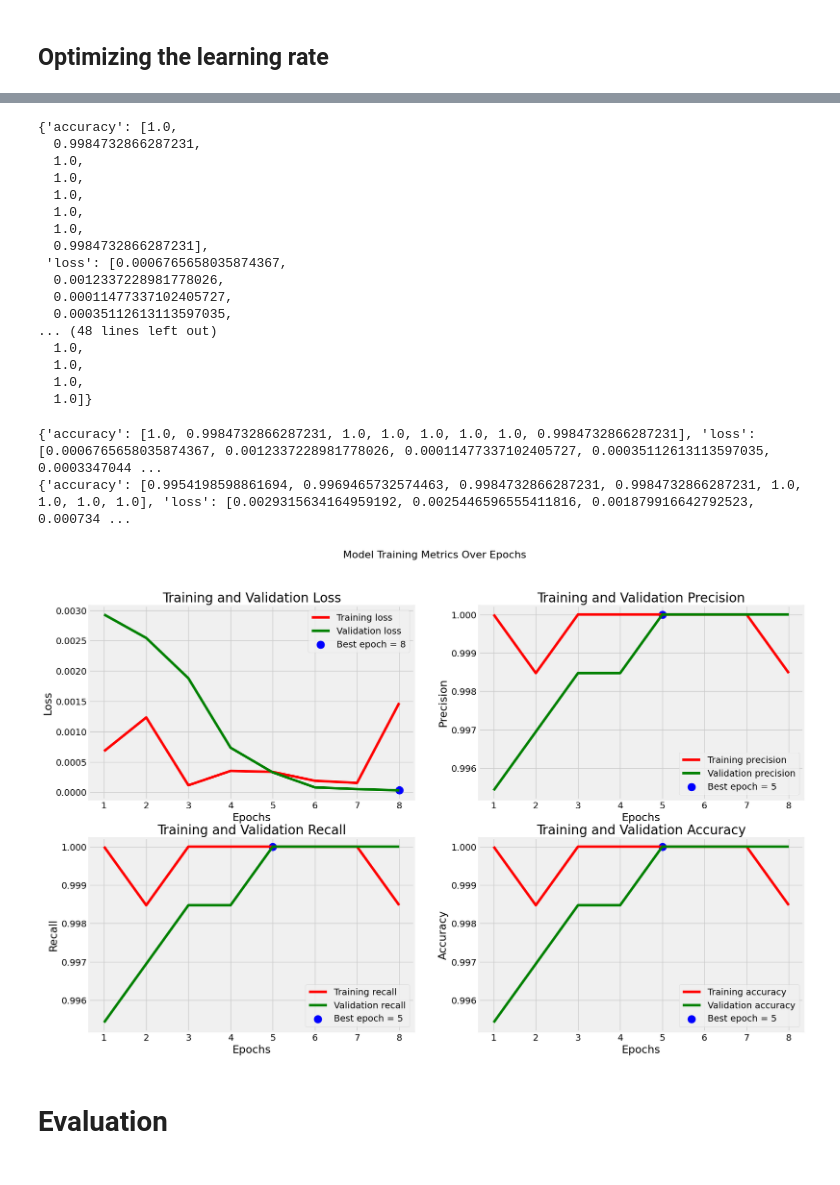
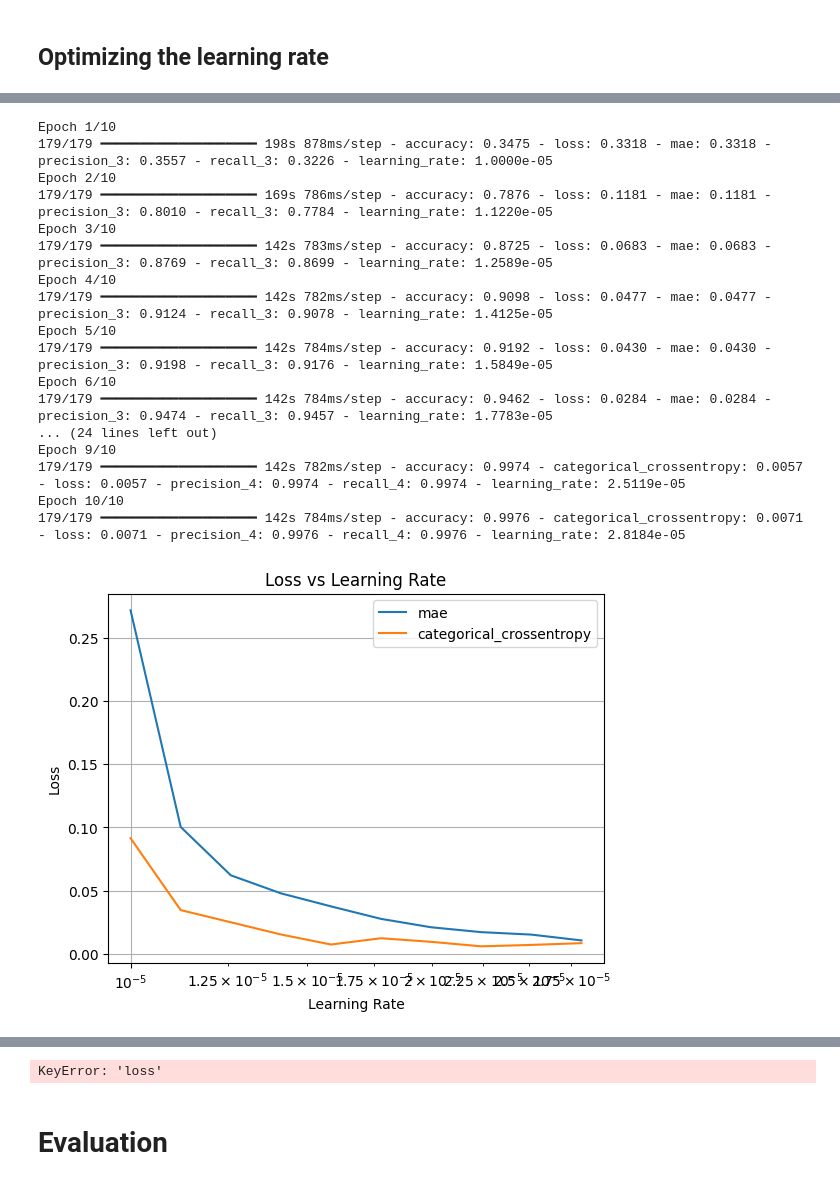
Before and after one commit to itancio/braintumor, a Jupyter notebook: notebook/model.ipynb, the cells around one changed output, grey strips where cells are left out. Cells and saved outputs as stored; diff of their text form; code cells hidden in the pictures.

Commit message:
train model

```diff
--- a/notebook/model.ipynb
+++ b/notebook/model.ipynb
@@ -452,0 +467,30 @@ Epoch 8/8
+# %%
+loss_funcs = ['mae', 'categorical_crossentropy']
+
+# Get the optimal learning rate with the associated loss function
+model, history = train_and_display_best_model(
+    x_model,
+    train_img_gen,
+    loss_funcs,
+    epochs=EPOCHS,
+    learning_rate=LEARNING_RATE,
+    filename='xception_model')
+# %% [output]
+Epoch 1/10
+179/179 ━━━━━━━━━━━━━━━━━━━━ 198s 878ms/step - accuracy: 0.3475 - loss: 0.3318 - mae: 0.3318 - precision_3: 0.3557 - recall_3: 0.3226 - learning_rate: 1.0000e-05
+Epoch 2/10
+179/179 ━━━━━━━━━━━━━━━━━━━━ 169s 786ms/step - accuracy: 0.7876 - loss: 0.1181 - mae: 0.1181 - precision_3: 0.8010 - recall_3: 0.7784 - learning_rate: 1.1220e-05
+Epoch 3/10
+179/179 ━━━━━━━━━━━━━━━━━━━━ 142s 783ms/step - accuracy: 0.8725 - loss: 0.0683 - mae: 0.0683 - precision_3: 0.8769 - recall_3: 0.8699 - learning_rate: 1.2589e-05
+Epoch 4/10
+179/179 ━━━━━━━━━━━━━━━━━━━━ 142s 782ms/step - accuracy: 0.9098 - loss: 0.0477 - mae: 0.0477 - precision_3: 0.9124 - recall_3: 0.9078 - learning_rate: 1.4125e-05
+Epoch 5/10
+179/179 ━━━━━━━━━━━━━━━━━━━━ 142s 784ms/step - accuracy: 0.9192 - loss: 0.0430 - mae: 0.0430 - precision_3: 0.9198 - recall_3: 0.9176 - learning_rate: 1.5849e-05
+Epoch 6/10
+179/179 ━━━━━━━━━━━━━━━━━━━━ 142s 784ms/step - accuracy: 0.9462 - loss: 0.0284 - mae: 0.0284 - precision_3: 0.9474 - recall_3: 0.9457 - learning_rate: 1.7783e-05
+... (24 lines left out)
+Epoch 9/10
+179/179 ━━━━━━━━━━━━━━━━━━━━ 142s 782ms/step - accuracy: 0.9974 - categorical_crossentropy: 0.0057 - loss: 0.0057 - precision_4: 0.9974 - recall_4: 0.9974 - learning_rate: 2.5119e-05
+Epoch 10/10
+179/179 ━━━━━━━━━━━━━━━━━━━━ 142s 784ms/step - accuracy: 0.9976 - categorical_crossentropy: 0.0071 - loss: 0.0071 - precision_4: 0.9976 - recall_4: 0.9976 - learning_rate: 2.8184e-05
+[figure, added]
@@ -453,29 +498,7 @@ Epoch 8/8
 # %%
-hist.history
+display_best_model_history(history)
 # %% [output]
-{'accuracy': [1.0,
-  0.9984732866287231,
-  1.0,
-  1.0,
-  1.0,
-  1.0,
-  1.0,
-  0.9984732866287231],
- 'loss': [0.0006765658035874367,
-  0.0012337228981778026,
-  0.00011477337102405727,
-  0.00035112613113597035,
-... (48 lines left out)
-  1.0,
-  1.0,
-  1.0,
-  1.0]}
+KeyError: 'loss'
-# %%
-display_history(hist)
-# %% [output]
-{'accuracy': [1.0, 0.9984732866287231, 1.0, 1.0, 1.0, 1.0, 1.0, 0.9984732866287231], 'loss': [0.0006765658035874367, 0.0012337228981778026, 0.00011477337102405727, 0.00035112613113597035, 0.0003347044 ...
-{'accuracy': [0.9954198598861694, 0.9969465732574463, 0.9984732866287231, 0.9984732866287231, 1.0, 1.0, 1.0, 1.0], 'loss': [0.0029315634164959192, 0.0025446596555411816, 0.001879916642792523, 0.000734 ...
-[figure, removed]
 # %% [markdown]
 # Evaluation
 # %%
```
Also changed, not shown: parts of 23 cells of this notebook.
